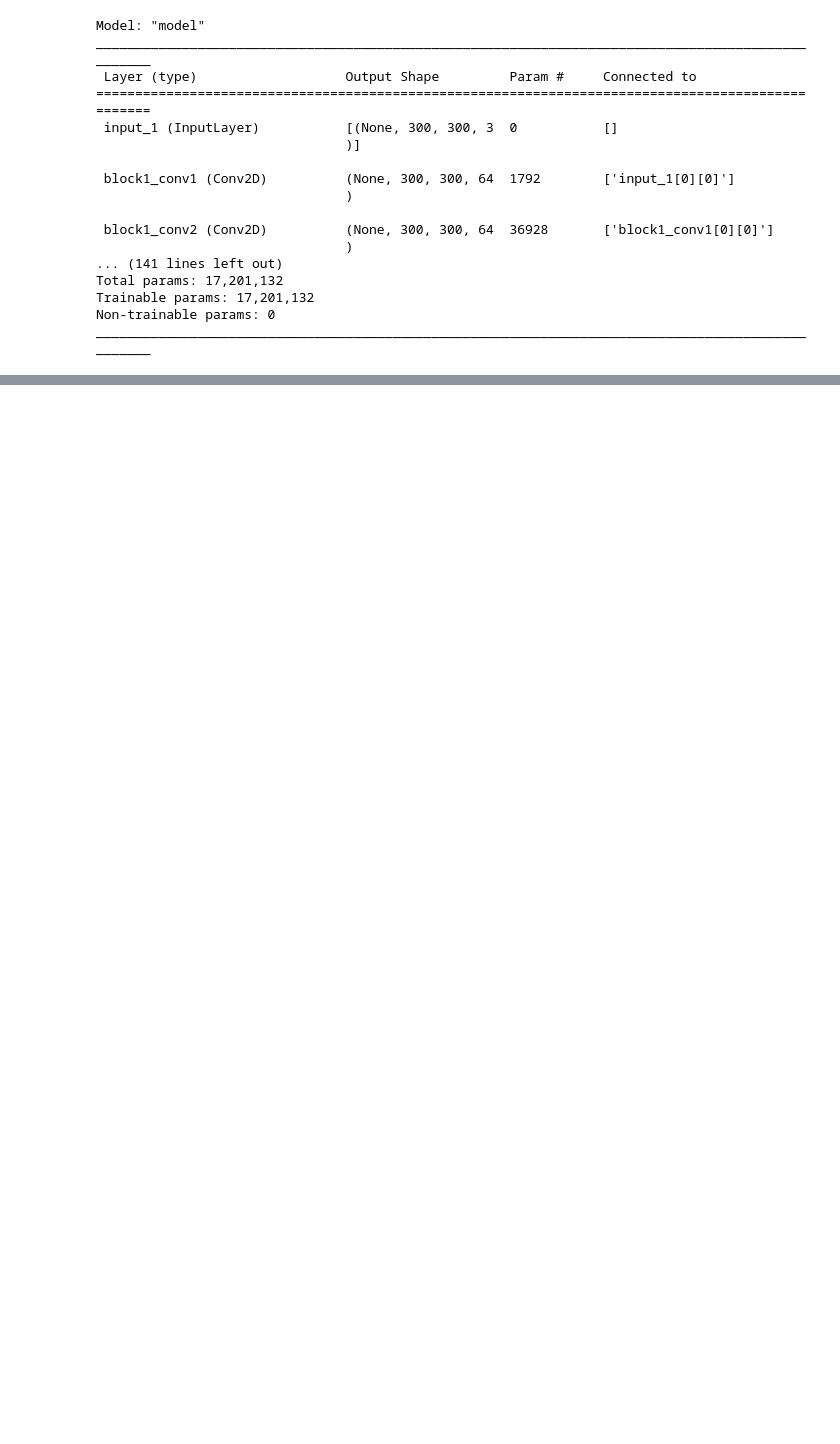
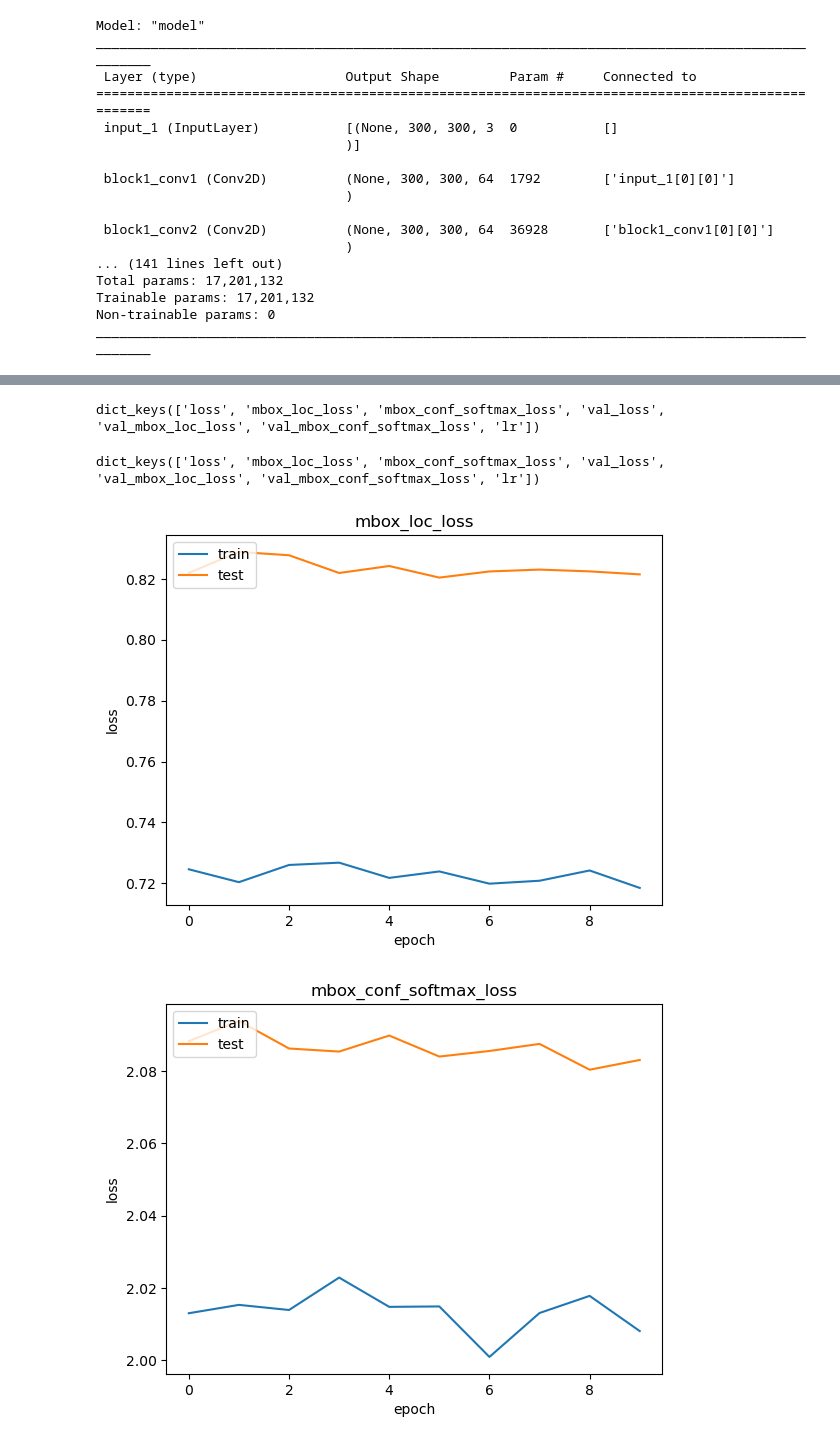
Before and after one commit to usmanr149/SSDModel, a Jupyter notebook: notebooks/Use Pretrained VGG16.ipynb, the cells around one changed output, grey strips where cells are left out. Saved outputs shown, nothing was run; the diff lists cells and outputs as text; code cells hidden in the pictures; blank space fills up the shorter version.

```diff
--- a/notebooks/Use Pretrained VGG16.ipynb
+++ b/notebooks/Use Pretrained VGG16.ipynb
@@ -330,7 +404,7 @@ Trainable params: 17,201,132
 Non-trainable params: 0
 __________________________________________________________________________________________________
 # %%
-loss = SSDLoss()
+loss = SSDLoss(negative_mining_ratio = 1)
 # %%
 i = 0
 for d in dg:
@@ -366,7 +446,19 @@ tf.Tensor(
 # %%
 ssd_VGG16.compile(optimizer=tf.keras.optimizers.Adam(
-    learning_rate=0.001), loss=[loss.localization_loss, loss.confidence_loss])
+    learning_rate=0.001, beta_1 = 0.9, epsilon=0.1), loss=[loss.localization_loss, loss.confidence_loss])
+# %%
+def scheduler(epoch, lr):
+    if epoch < 40:
+        return 1e-4
+    elif epoch < 80:
+        return 1e-5
+    else:
+        return lr * tf.math.exp(-0.1)
+
+callback = tf.keras.callbacks.LearningRateScheduler(scheduler)
 # %%
-ssd_VGG16.fit(dg, epochs = 10)
+history = ssd_VGG16.fit(dg, validation_data = validation_data, callbacks=[callback],
+                        steps_per_epoch = 450,
+                        epochs = 10)
 # %% [output]
 Epoch 1/10
@@ -382,0 +484,26 @@ Epoch 6/10
+# %%
+history.history.keys()
+# %% [output]
+dict_keys(['loss', 'mbox_loc_loss', 'mbox_conf_softmax_loss', 'val_loss', 'val_mbox_loc_loss', 'val_mbox_conf_softmax_loss', 'lr'])
+# %%
+print(history.history.keys())
+# summarize history for accuracy
+plt.plot(history.history['mbox_loc_loss'])
+plt.plot(history.history['val_mbox_loc_loss'])
+plt.title('mbox_loc_loss')
+plt.ylabel('loss')
+plt.xlabel('epoch')
+plt.legend(['train', 'test'], loc='upper left')
+plt.show()
+# summarize history for loss
+plt.plot(history.history['mbox_conf_softmax_loss'])
+plt.plot(history.history['val_mbox_conf_softmax_loss'])
+plt.title('mbox_conf_softmax_loss')
+plt.ylabel('loss')
+plt.xlabel('epoch')
+plt.legend(['train', 'test'], loc='upper left')
+plt.show()
+# %% [output]
+dict_keys(['loss', 'mbox_loc_loss', 'mbox_conf_softmax_loss', 'val_loss', 'val_mbox_loc_loss', 'val_mbox_conf_softmax_loss', 'lr'])
+[figure, added]
+[figure, added]
```
Also changed, not shown: parts of 27 cells of this notebook, 10 other files.
